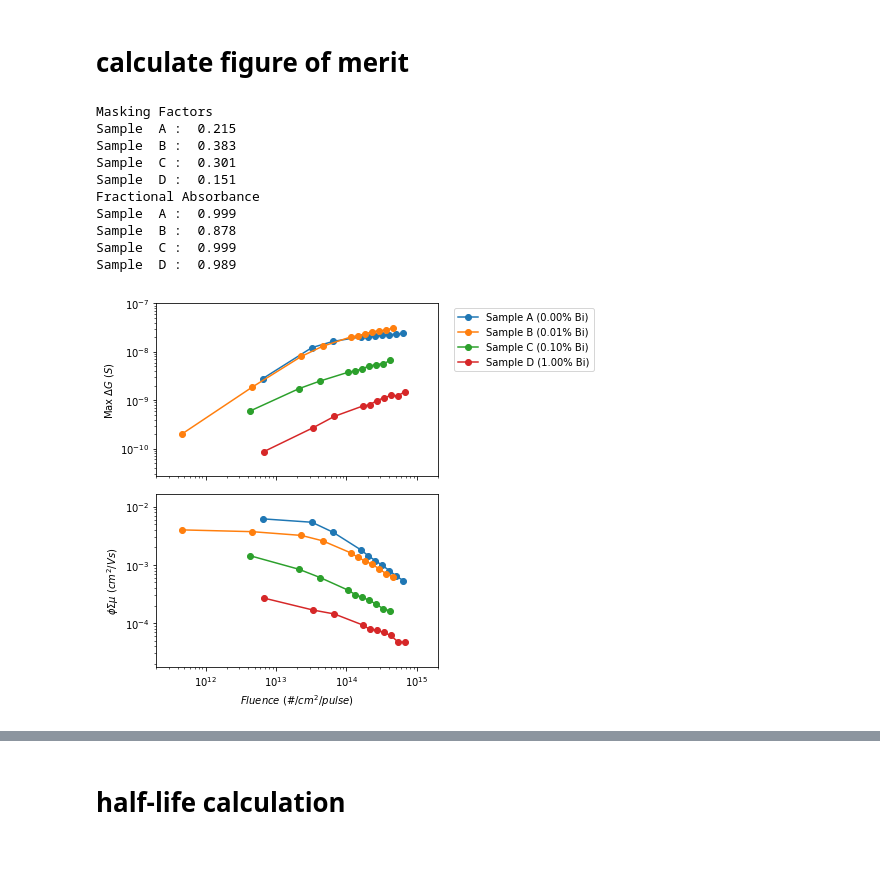
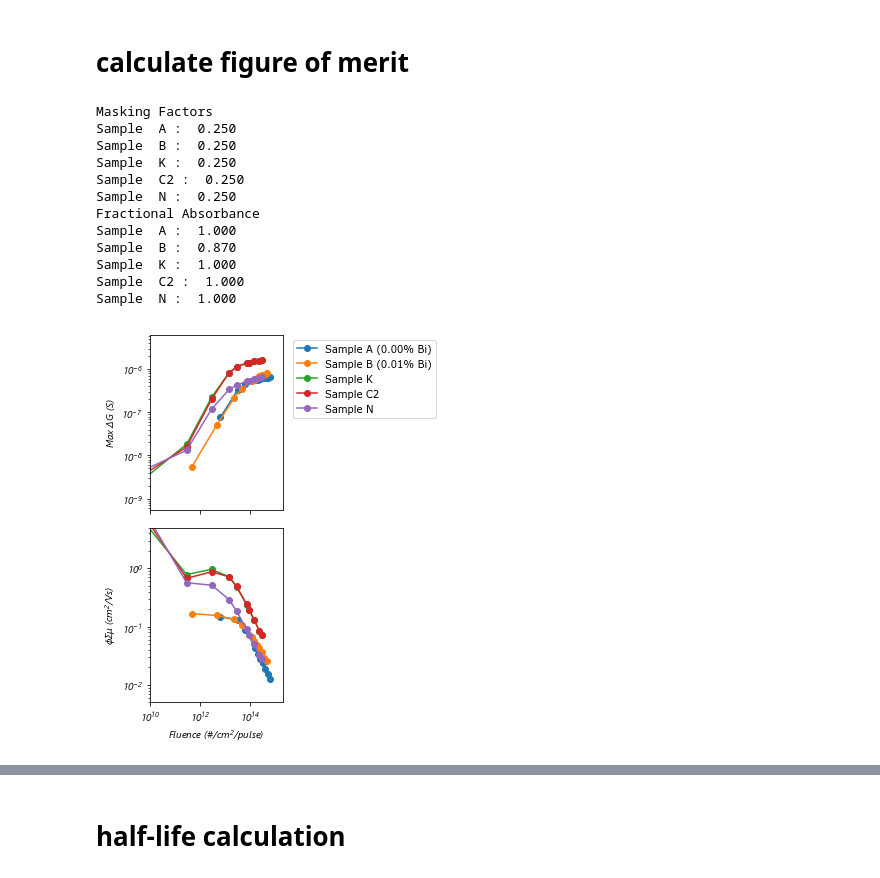
Before and after one commit to aspitarl/TRMC, a Jupyter notebook: 11-02-18.ipynb, the cells around one changed output, grey strips where cells are left out. Saved outputs shown, nothing was run; the diff lists cells and outputs as text; code cells hidden in the pictures.

Commit message:
continued analysis of new samples

```diff
--- a/11-02-18.ipynb
+++ b/11-02-18.ipynb
@@ -35,8 +35,8 @@ fp_sw_C2 = 'C:\\Users\\aspit\\OneDrive\\Data\\TRMC\\Sample Set 2\\Sample C\\Swee
 fp_sw_N = 'C:\\Users\\aspit\\OneDrive\\Data\\TRMC\\Sample Set 2\\Sample N\\Sweep_exp.csv'
 
 fps = {'A': fp_sw_A,'B': fp_sw_B,'K': fp_sw_K,'C2': fp_sw_C2,'N': fp_sw_N }
-del fps['A']
-del fps['B']
+# del fps['A']
+# del fps['B']
 
 swps = []
 maxV = {}
@@ -56,16 +56,23 @@ for sample in swps:
     xdata = sweep.index.values
     ydata = sweep.values
 
+    minidx = ydata.argmin()
+    minfreq = xdata[minidx]
 
-    p0 =[8.6e9,1e7,.5]
-    popt,popc = scipy.optimize.curve_fit(trmc.lor,xdata,ydata, p0 )
+
+    p0 =[minfreq,1e7,.5]
+    bounds = ([0,0,0],[np.inf,np.inf,np.inf])
+    window = 15
+    sl = slice(minidx-window,minidx+window)
+    popt,popc = scipy.optimize.curve_fit(trmc.lor,xdata[sl],ydata[sl], p0 , bounds = bounds)
     fit_func = trmc.lor(xdata,*popt)
+    print(popt)
 
     K[sample] = trmc.calc_K(f0 = popt[0], w = popt[1], R0 = popt[2], printparams = False)
     back_V_fit[sample] = -maxV[sample]*popt[2]
 
     ax.plot(sweep, marker = 'o', label = (labels[sample] + "\nK: " + str("{:0.2E}".format(K[sample]))))
-    ax.plot(xdata,fit_func , color = 'black')
+    ax.plot(xdata[sl],fit_func[sl] , color = 'black')
     ax.set_xlabel('Frequency (GHz)')
     ax.set_ylabel('Normalized Reflectivity')
 ax.legend()
@@ -162,20 +175,20 @@ Background V of D :  -0.205
 # %%
-fig, axes = plt.subplots(1,4, sharey = True, figsize = (20,4))
+fig, axes = plt.subplots(1,5, sharey = True, figsize = (20,4))
 
 for i, sample in enumerate(dfs_cond):
     axes[i].plot(dfs_cond[sample])
     axes[i].set_title(labels[sample])
 
-    left, bottom, width, height = [0.035+ 0.202*(i+1), 0.62, 0.05, 0.2]
-    insets[i] = fig.add_axes([left, bottom, width, height])
-    insets[i].plot(np.flip(dfs_V[sample].columns,0), marker = 'o')
-    insets[i].set_ylim(1e11,1e15)
-    insets[i].set_yscale('log')
-    insets[i].set_ylabel('Fluence\n$(\#/cm^2)$ ')
-    insets[i].set_xlabel('Meas #')
+#     left, bottom, width, height = [0.035+ 0.202*(i+1), 0.62, 0.05, 0.2]
+#     insets[i] = fig.add_axes([left, bottom, width, height])
+#     insets[i].plot(np.flip(dfs_V[sample].columns,0), marker = 'o')
+#     insets[i].set_ylim(1e11,1e15)
+#     insets[i].set_yscale('log')
+#     insets[i].set_ylabel('Fluence\n$(\#/cm^2)$ ')
+#     insets[i].set_xlabel('Meas #')
 
 axes[0].set_yscale('log')
-axes[0].set_ylim(1e-11,1e-7)
+axes[0].set_ylim(1e-10,5e-6)
 axes[0].set_ylabel('$\Delta$G (S)')
 
 
@@ -288,7 +303,8 @@ params = {
 
 cav_A = 22.86*10.16 ##mm^2
 
-masking = {'A': 50/cav_A,'B': 89/cav_A,'C': 70/cav_A,'D': 35/cav_A}
+FAs = {'A': 1,'B': 0.87,'K': 1,'C2': 1,'N': 1}
+masking = {'A': 0.25,'B': 0.25,'K': 0.25,'C2': 0.25,'N': 0.25}
 print('Masking Factors')
 for sample in masking:
     print('Sample ', sample, ": ", "{:0.3f}".format(masking[sample]))
@@ -297,41 +313,46 @@ for sample in FAs:
     print('Sample ', sample, ": ", "{:0.3f}".format(FAs[sample]))
 # %% [output]
 Masking Factors
-Sample  A :  0.215
-Sample  B :  0.383
-Sample  C :  0.301
-Sample  D :  0.151
+Sample  A :  0.250
+Sample  B :  0.250
+Sample  K :  0.250
+Sample  C2 :  0.250
+Sample  N :  0.250
 Fractional Absorbance
-Sample  A :  0.999
-Sample  B :  0.878
-Sample  C :  0.999
-Sample  D :  0.989
+Sample  A :  1.000
+Sample  B :  0.870
+Sample  K :  1.000
+Sample  C2 :  1.000
+Sample  N :  1.000
 # %%
 fig, axes = plt.subplots(2,1, sharex = True, figsize = (5,6))
 
 maxmob = pd.Series(index = dfs_cond.keys())
 
 for i,sample in enumerate(dfs_cond):
     df = dfs_cond[sample]
     params['M'] = masking[sample]
     params['FA'] = FAs[sample]
     maxG, fom = trmc.maxG_and_fom(df,params)
+    fom = fom.sort_index()
+    maxG = maxG.sort_index()
     maxmob[sample] = fom.max()
 
     axes[0].plot(maxG,marker = 'o', label = labels[sample])
     axes[1].plot(fom,marker = 'o', label = labels[sample])
 
 axes[0].set_ylabel('Max $\Delta G \ (S)$')
-axes[1].set_xlim(2e11,2e15)
+axes[1].set_xlim(1e10,2e15)
 axes[1].set_ylabel('$\phi\Sigma\mu \ (cm^2/Vs)$')
 axes[1].set_xlabel('$Fluence \ (\#/cm^2/pulse)$ ')
+axes[1].set_ylim(5e-3,5e0)
 axes[0].legend(bbox_to_anchor=(1.04,1), loc="upper left")
 
 for ax in axes:
     ax.set_yscale('log')
     ax.set_xscale('log')
     ax.margins(0.2)
 
 fig.tight_layout()
 # %% [output]
-[figure, old version]
+[figure, new version]
```
Also changed, not shown: parts of 19 cells of this notebook.
